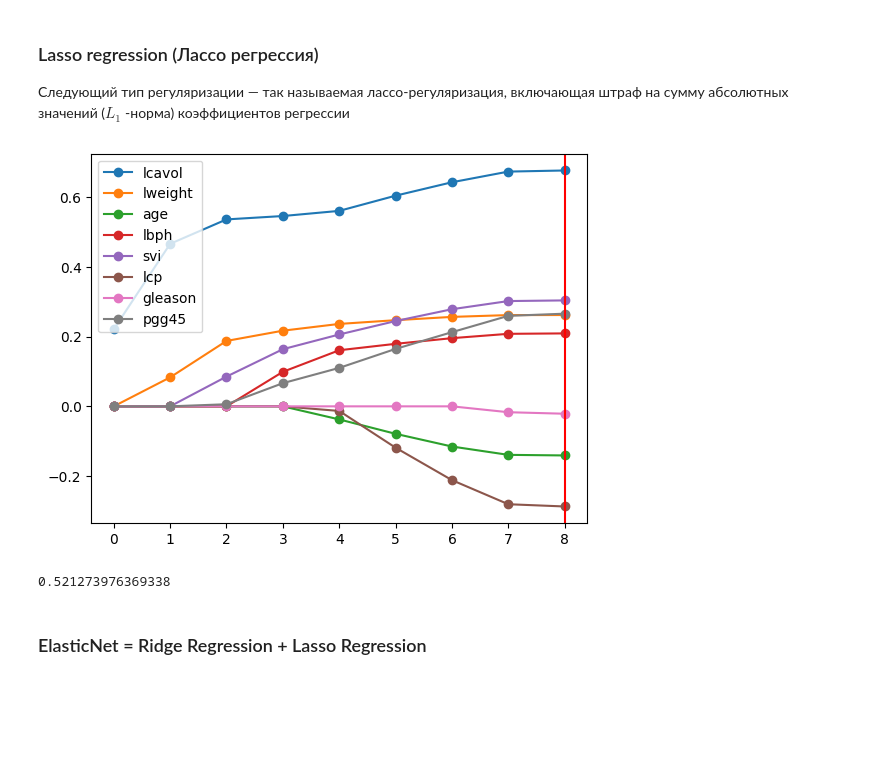
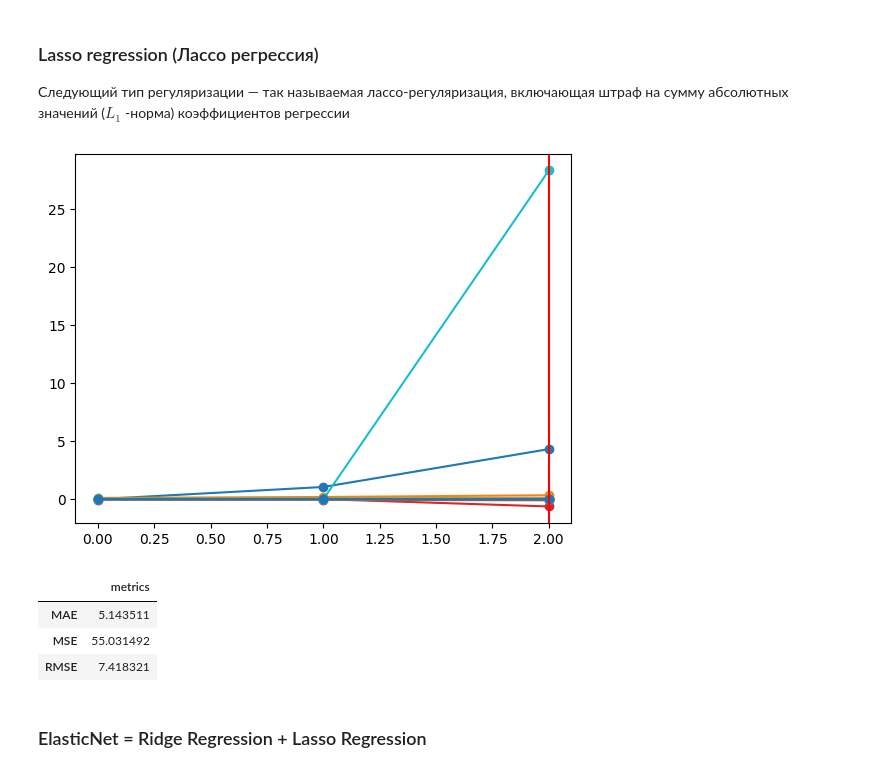
Before and after one commit to SergeyMalashenko/MachineLearning_Summer_2023, a Jupyter notebook: seminars/8/seminar_8.ipynb, the cells around one changed output. Drawn from its saved outputs; the diff is of its cells as text; code cells hidden in the pictures; blank space fills up the shorter version.

```diff
--- a/seminars/8/seminar_8.ipynb
+++ b/seminars/8/seminar_8.ipynb
@@ -218,0 +253,15 @@ mean_squared_error(y_test, y_pred)
+# %%
+current_model = make_pipeline(RootPolynomialFeatures(2),linear_model.LinearRegression())
+
+current_model.fit(X_train, y_train)
+y_pred =  current_model.predict(X_test)
+
+plt.plot(y_test.values, y_test.values,color='grey')
+plt.plot(y_test.values, y_pred, 'or', color='red' )
+plt.show()
+
+MAE  = mean_absolute_error(y_test,y_pred)
+MSE  = mean_squared_error (y_test,y_pred)
+RMSE = np.sqrt(MSE)
+
+pd.DataFrame([MAE, MSE ,RMSE],index=['MAE', 'MSE', 'RMSE'], columns=['metrics'])
@@ -259,29 +324,33 @@ mean_squared_error(y_test, y_pred)
 Следующий тип регуляризации — так называемая лассо-регуляризация, включающая штраф на сумму абсолютных значений ($L_1$ -норма) коэффициентов регрессии
 # %%
 # Lasso regression
-#n_alpha = 30
-#alpha_s = np.linspace(0.0000000001, 1, n_alpha)
-alpha_s = [0.680, 0.380, 0.209, 0.100, 0.044, 0.027, 0.012, 0.001, 0.00000001]
+alpha_s = [ 1, 0.5, 0.1 ]
 
-coefs = map(lambda a: linear_model.Lasso(alpha=a).fit(X_train_scaled, y_train).coef_.flatten(), alpha_s)
+coefs = map(lambda a: make_pipeline(RootPolynomialFeatures(2), linear_model.Lasso(alpha=a)).fit(X_train, y_train)[1].coef_.flatten(), alpha_s)
 coefs = np.array(list(coefs))
-
 # Lasso regression with cross validation
-best_model = linear_model.LassoCV(alphas=alpha_s)
-b = best_model.fit(X_train_scaled, y_train)
+current_model = make_pipeline(RootPolynomialFeatures(2), linear_model.LassoCV(alphas=alpha_s))
+b = current_model.fit(X_train, y_train)
 
 fig, ax = plt.subplots()
 plt.plot(coefs, marker="o")
-plt.axvline(x=np.where(alpha_s == best_model.alpha_), c="r")
-plt.legend(X_train_scaled.columns)
+plt.axvline(x=np.where(alpha_s == current_model[1].alpha_), c="r")
+#plt.legend(X_train.columns)
 plt.show()
 
-y_pred = b.predict(X_test_scaled)
+y_pred = b.predict(X_test)
 
-mean_squared_error(y_test, y_pred)
+MAE  = mean_absolute_error(y_test,y_pred)
+MSE  = mean_squared_error (y_test,y_pred)
+RMSE = np.sqrt(MSE)
+
+pd.DataFrame([MAE, MSE ,RMSE],index=['MAE', 'MSE', 'RMSE'], columns=['metrics'])
 # %% [output]
-[figure, old version]
+[figure, new version]
-0.521273976369338
+|  | metrics |
+| MAE | 5.143511 |
+| MSE | 55.031492 |
+| RMSE | 7.418321 |
 # %% [markdown]
 ### ElasticNet = Ridge Regression + Lasso Regression
 # %%
```
Also changed, not shown: parts of 19 cells of this notebook, 1 other file.
